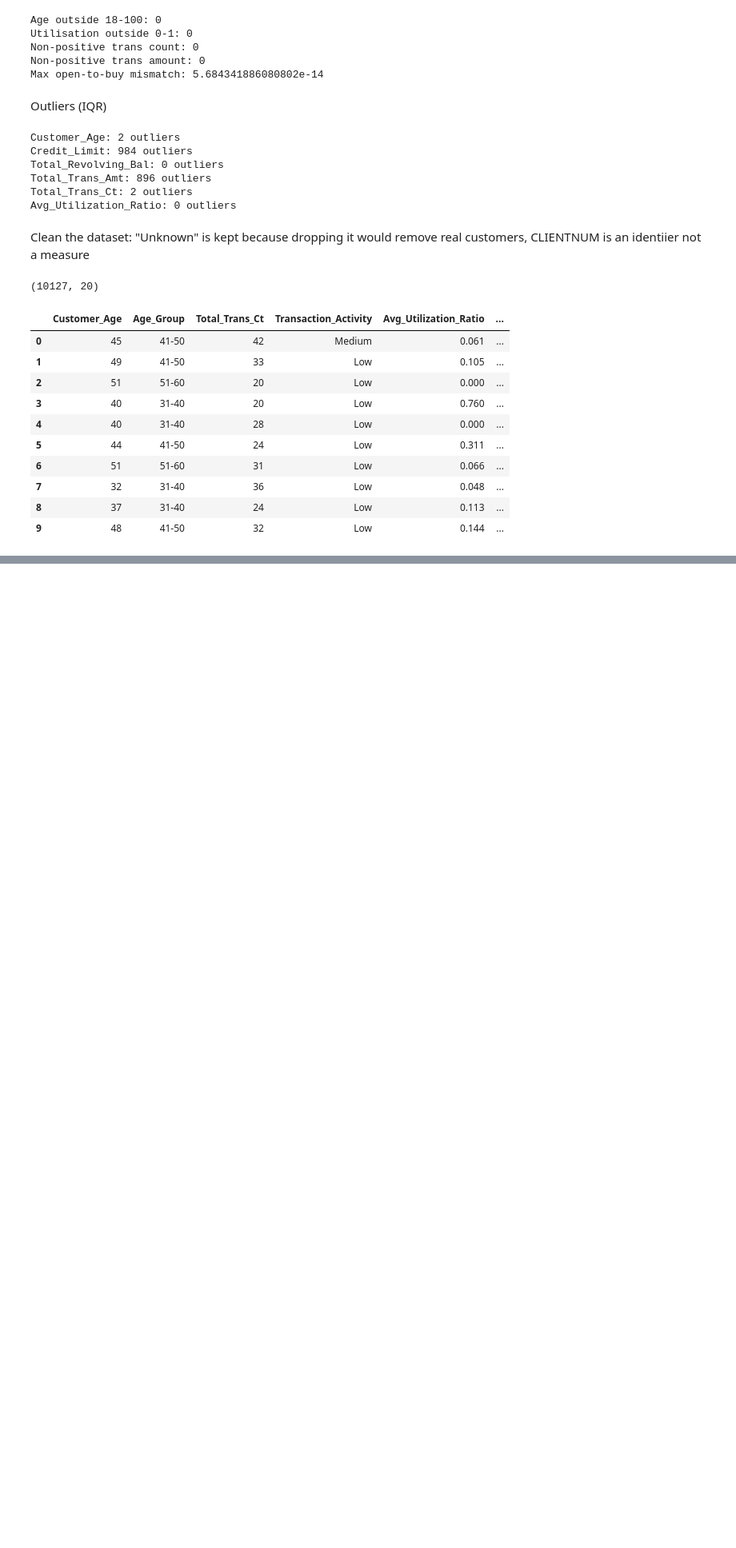
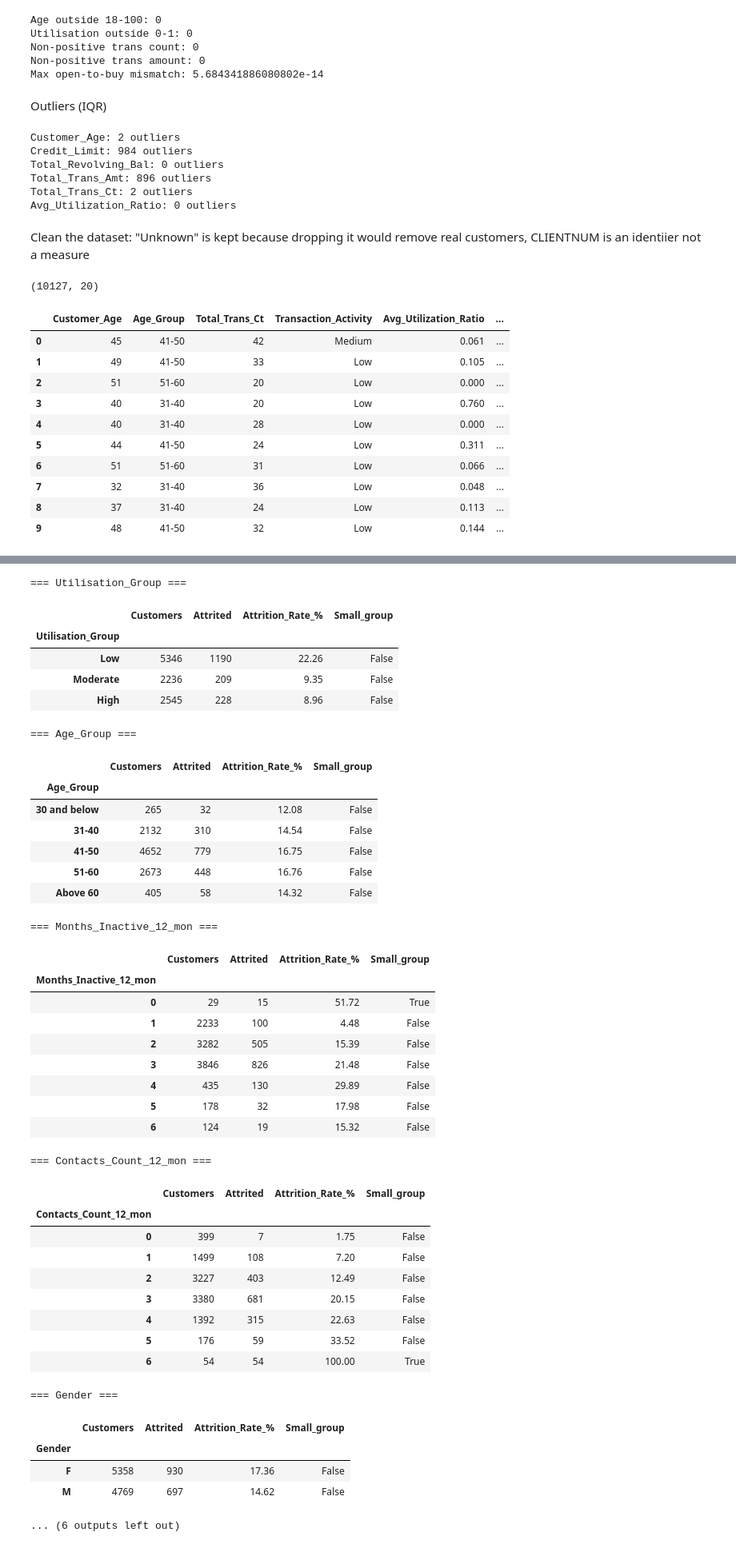
Before and after one commit to ReraA/MIT8339-bank-churn, a Jupyter notebook: MIT8339_Bank_Churn.ipynb, the cells around one changed output, grey strips where cells are left out. Shown at 80% size. Saved outputs shown, nothing was run; the diff lists cells and outputs as text; code cells hidden in the pictures; blank space fills up the shorter version.

```diff
--- a/MIT8339_Bank_Churn.ipynb
+++ b/MIT8339_Bank_Churn.ipynb
@@ -200,0 +265,15 @@ C:\Users\USER
+# %%
+# Checking the attrition rate by each semgment
+def segment_rates(col):
+    out = df_clean.groupby(col, observed=True).agg(
+        Customers=("Attrited", "size"), Attrited=("Attrited", "sum"))
+    out["Attrition_Rate_%"] = (out["Attrited"] / out["Customers"] * 100).round(2)
+    out["Small_group"] = out["Customers"] < 100
+    return out
+
+for col in ["Transaction_Activity", "Utilisation_Group", "Age_Group",
+            "Months_Inactive_12_mon", "Contacts_Count_12_mon", "Gender",
+            "Income_Category", "Card_Category", "Total_Relationship_Count"]:
+    print(f"\n=== {col} ===")
+    display(segment_rates(col))
+# %% [output]
@@ -200,0 +286,40 @@ C:\Users\USER
+=== Utilisation_Group ===
+|  | Customers | Attrited | Attrition_Rate_% | Small_group |
+| Utilisation_Group |  |  |  |  |
+| Low | 5346 | 1190 | 22.26 | False |
+| Moderate | 2236 | 209 | 9.35 | False |
+| High | 2545 | 228 | 8.96 | False |
+=== Age_Group ===
+|  | Customers | Attrited | Attrition_Rate_% | Small_group |
+| Age_Group |  |  |  |  |
+| 30 and below | 265 | 32 | 12.08 | False |
+| 31-40 | 2132 | 310 | 14.54 | False |
+| 41-50 | 4652 | 779 | 16.75 | False |
+| 51-60 | 2673 | 448 | 16.76 | False |
+| Above 60 | 405 | 58 | 14.32 | False |
+=== Months_Inactive_12_mon ===
+|  | Customers | Attrited | Attrition_Rate_% | Small_group |
+| Months_Inactive_12_mon |  |  |  |  |
+| 0 | 29 | 15 | 51.72 | True |
+| 1 | 2233 | 100 | 4.48 | False |
+| 2 | 3282 | 505 | 15.39 | False |
+| 3 | 3846 | 826 | 21.48 | False |
+| 4 | 435 | 130 | 29.89 | False |
+| 5 | 178 | 32 | 17.98 | False |
+| 6 | 124 | 19 | 15.32 | False |
+=== Contacts_Count_12_mon ===
+|  | Customers | Attrited | Attrition_Rate_% | Small_group |
+| Contacts_Count_12_mon |  |  |  |  |
+| 0 | 399 | 7 | 1.75 | False |
+| 1 | 1499 | 108 | 7.20 | False |
+| 2 | 3227 | 403 | 12.49 | False |
+| 3 | 3380 | 681 | 20.15 | False |
+| 4 | 1392 | 315 | 22.63 | False |
+| 5 | 176 | 59 | 33.52 | False |
+| 6 | 54 | 54 | 100.00 | True |
+=== Gender ===
+|  | Customers | Attrited | Attrition_Rate_% | Small_group |
+| Gender |  |  |  |  |
+| F | 5358 | 930 | 17.36 | False |
+| M | 4769 | 697 | 14.62 | False |
+... (6 outputs left out)
```
Also changed, not shown: parts of 11 cells of this notebook.
